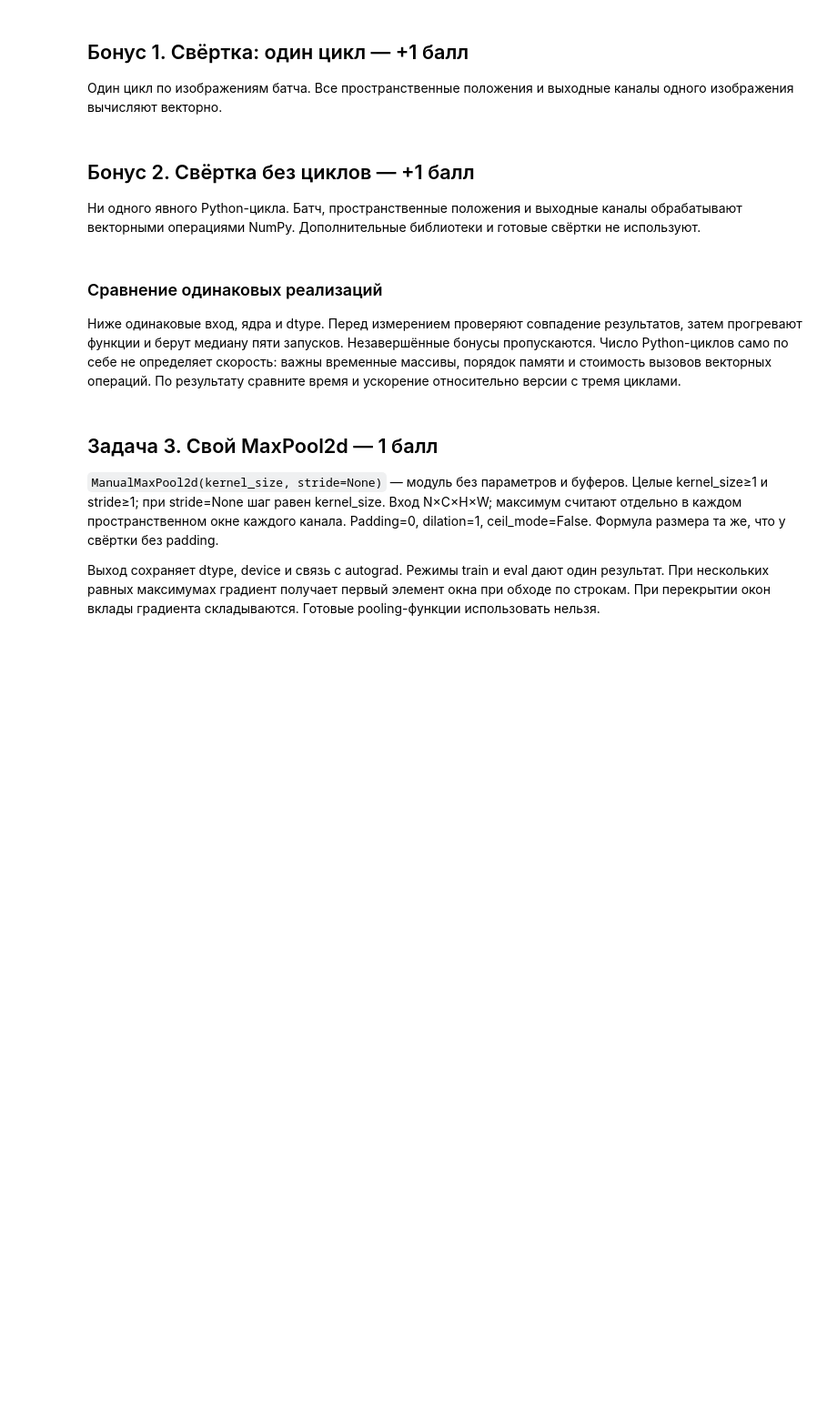
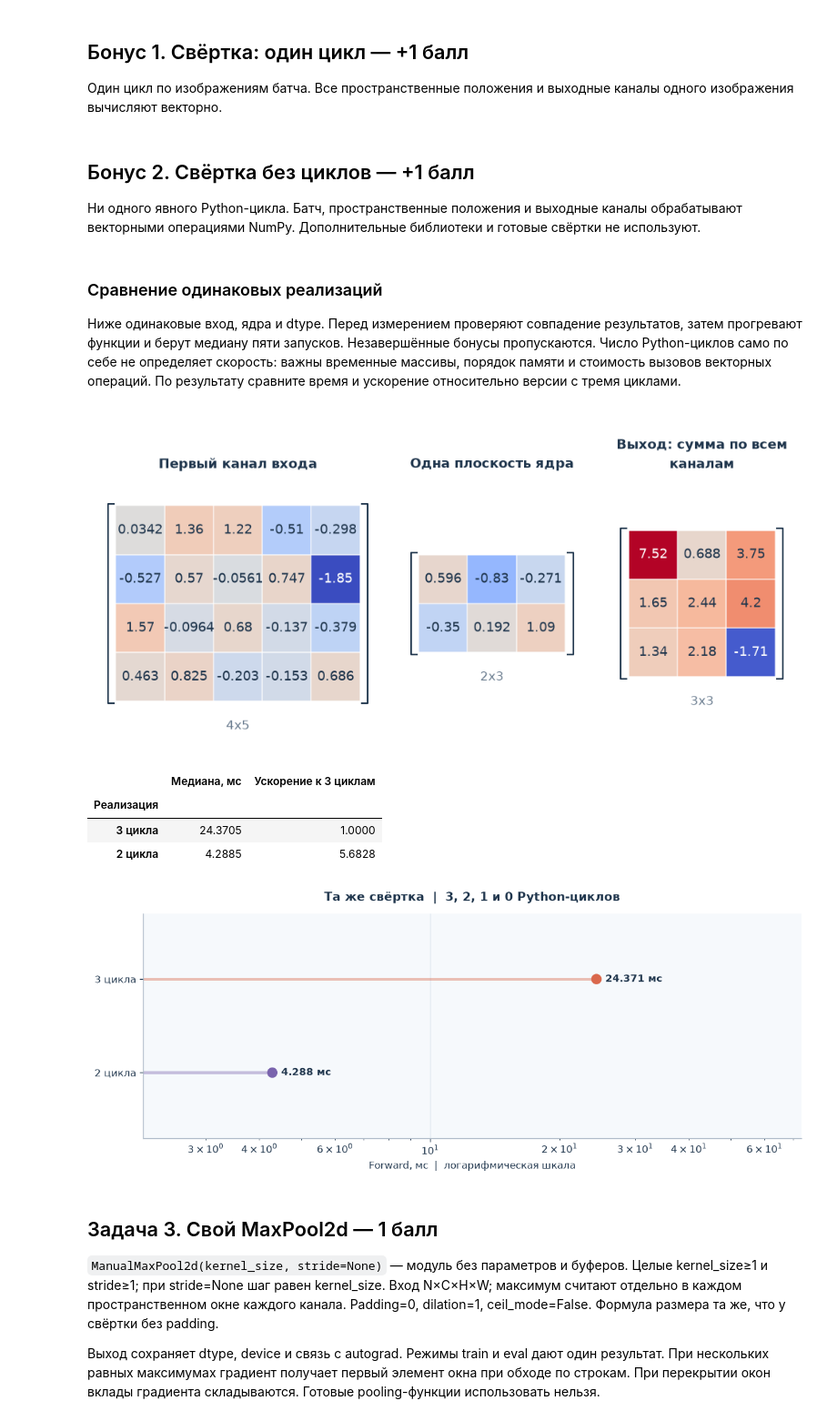
Before and after one commit to pogodaevala/ml_dafe_mipt_lu, a Jupyter notebook: classes/week_11_convolutions/lab_11.ipynb, the cells around one changed output. Shown at 91% size. Saved outputs shown, nothing was run; the diff lists cells and outputs as text; code cells hidden in the pictures; blank space fills up the shorter version.

```diff
--- a/classes/week_11_convolutions/lab_11.ipynb
+++ b/classes/week_11_convolutions/lab_11.ipynb
@@ -63,7 +65,22 @@ $$Y_{n,o,i,j}=b_o+\sum_c\sum_u\sum_vK_{o,c,u,v}X^{pad}_{n,c,is+u,js+v}.$$
 Три вложенных цикла: по объектам N, строкам H_out и столбцам W_out. Внутри одного положения вычисляют сразу все выходные каналы.
 # %%
 def conv2d_three_loops(images: np.ndarray, weights: np.ndarray, bias: np.ndarray | None=None, stride: int=1, padding: int=0) -> np.ndarray:
-    ...
+    N, C_in, H, W = images.shape
+    C_out, C_in, k_h, k_w = weights.shape
+    H_out = (H + 2 * padding - k_h) // stride + 1
+    W_out = (W + 2 * padding - k_w) // stride + 1
+
+    padded = np.pad(images, ((0,0),(0,0),(padding,padding),(padding,padding)), mode='constant')
+    output = np.zeros((N, C_out, H_out, W_out), dtype=images.dtype)
+
+    for n in range(N):
+        for i in range(H_out):
+            for j in range(W_out):
+                window = padded[n, :, i*stride:i*stride+k_h, j*stride:j*stride+k_w]  # C_in x k_h x k_w
+                output[n, :, i, j] = np.sum(weights * window[None, ...], axis=(1, 2, 3))
+                if bias is not None:
+                    output[n, :, i, j] += bias
+    return output
 # %%
 rng = np.random.default_rng(11)
 conv_images = rng.normal(size=(2, 3, 4, 5))
@@ -81,7 +100,23 @@ print("conv2d_three_loops: результат совпадает с эталон
 Два вложенных цикла: только по строкам и столбцам выхода. Все объекты батча и выходные каналы в одном положении обрабатывают векторно.
 # %%
 def conv2d_two_loops(images: np.ndarray, weights: np.ndarray, bias: np.ndarray | None=None, stride: int=1, padding: int=0) -> np.ndarray:
-    ...
+    N, C_in, H, W = images.shape
+    C_out, C_in, k_h, k_w = weights.shape
+    H_out = (H + 2 * padding - k_h) // stride + 1
+    W_out = (W + 2 * padding - k_w) // stride + 1
+
+    padded = np.pad(images, ((0, 0), (0, 0), (padding, padding), (padding, padding)), mode='constant')
+    output = np.zeros((N, C_out, H_out, W_out), dtype=images.dtype)
+    weights_flat = weights.reshape(C_out, -1)  # C_out x (C_in*k_h*k_w)
+
+    for i in range(H_out):
+        for j in range(W_out):
+            window = padded[:, :, i*stride:i*stride+k_h, j*stride:j*stride+k_w]
+            window_flat = window.reshape(N, -1)  # N x (C_in*k_h*k_w)
+            output[:, :, i, j] = window_flat @ weights_flat.T
+    if bias is not None:
+        output += bias.reshape(1, C_out, 1, 1)
+    return output
 # %%
 rng = np.random.default_rng(11)
 conv_images = rng.normal(size=(2, 3, 4, 5))
@@ -136,39 +173,46 @@ speed_weights = rng.normal(size=(8, 3, 3, 3)).astype(np.float32)
 reference = nn.functional.conv2d(torch.from_numpy(speed_images), torch.from_numpy(speed_weights)).numpy()
 implementations = [
     ("3 цикла", conv2d_three_loops), ("2 цикла", conv2d_two_loops),
-    ("1 цикл  |  бонус", conv2d_one_loop), ("0 циклов  |  бонус", conv2d_no_loops),
+    #("1 цикл  |  бонус", conv2d_one_loop), ("0 циклов  |  бонус", conv2d_no_loops),
 ]
 speed_rows = []
 for name, function in implementations:
     actual = function(speed_images, speed_weights)
     if actual is None:
         continue
     assert np.allclose(actual, reference, atol=1e-5)
     durations = []
     for repeat in range(5):
         started = time.perf_counter()
         function(speed_images, speed_weights)
         durations.append(1000 * (time.perf_counter() - started))
     speed_rows.append({"Реализация": name, "Медиана, мс": np.median(durations)})
 speed_table = pd.DataFrame(speed_rows).set_index("Реализация")
 speed_table["Ускорение к 3 циклам"] = speed_table.iloc[0, 0] / speed_table["Медиана, мс"]
 show_table(speed_table)
 figure, axis = plt.subplots(figsize=(10, 4), layout="constrained")
 positions = np.arange(len(speed_table))
 values = speed_table["Медиана, мс"].to_numpy()
 colors = ["#da684c", "#7963ad", "#c19022", "#087f8c"][:len(values)]
 axis.hlines(positions, values.min() / 2, values, color=colors, lw=3, alpha=.4)
 axis.scatter(values, positions, color=colors, s=90, zorder=3)
 for position, value in zip(positions, values):
     axis.annotate(f"{value:.3f} мс", (value, position), xytext=(9, 0),
                   textcoords="offset points", va="center", weight="bold")
 axis.set_xscale("log")
 axis.set(xlabel="Forward, мс  |  логарифмическая шкала", yticks=positions,
          yticklabels=speed_table.index, xlim=(values.min() / 2, values.max() * 3),
          ylim=(-.7, len(values) - .3), title="Та же свёртка  |  3, 2, 1 и 0 Python-циклов")
 axis.invert_yaxis()
 axis.grid(axis="x")
 plt.show()
+# %% [output]
+[figure, added]
+|  | Медиана, мс | Ускорение к 3 циклам |
+| Реализация |  |  |
+| 3 цикла | 24.3705 | 1.0000 |
+| 2 цикла | 4.2885 | 5.6828 |
+[figure, added]
 # %% [markdown]
 ## Задача 3. Свой MaxPool2d — 1 балл
 
```
Also changed, not shown: parts of 32 cells of this notebook, 3 other files.
